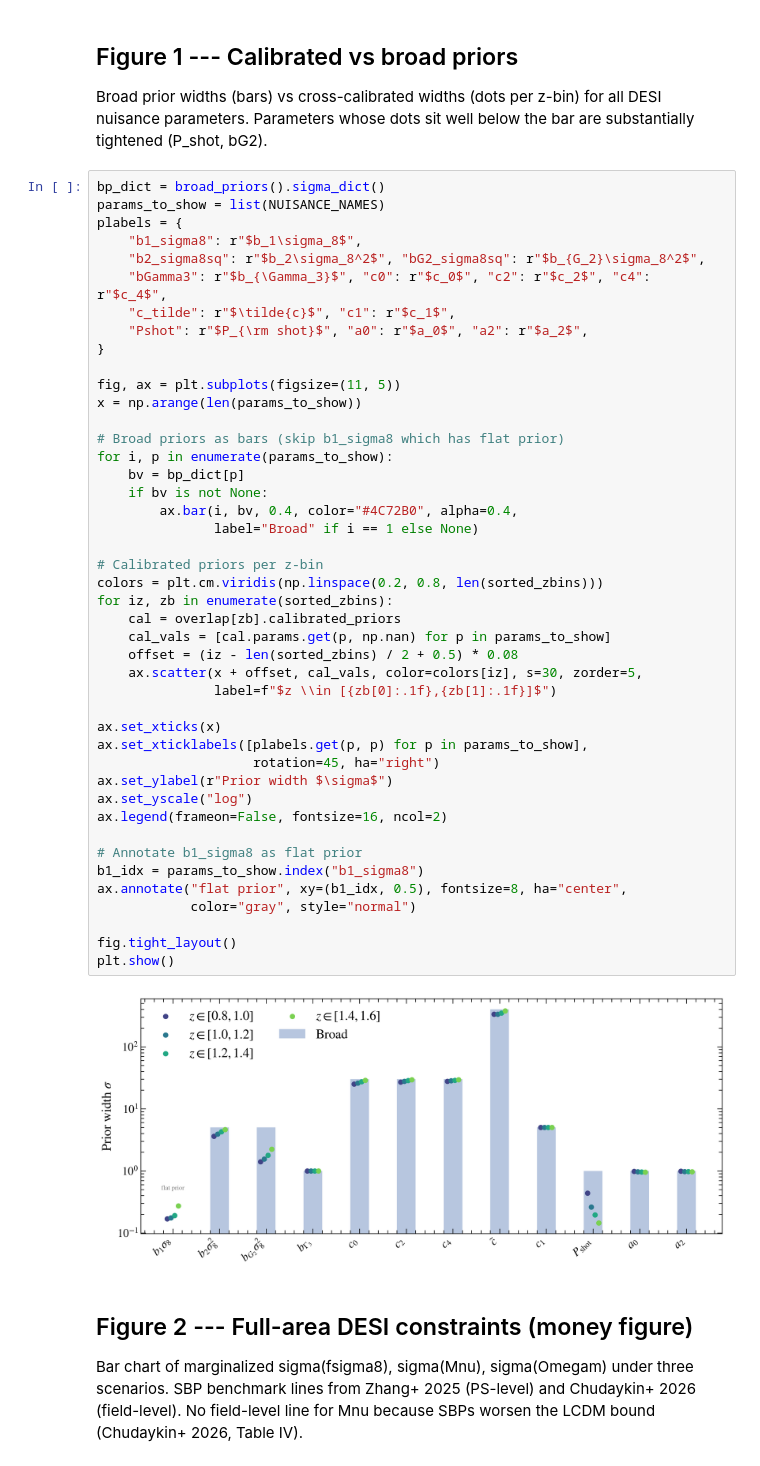
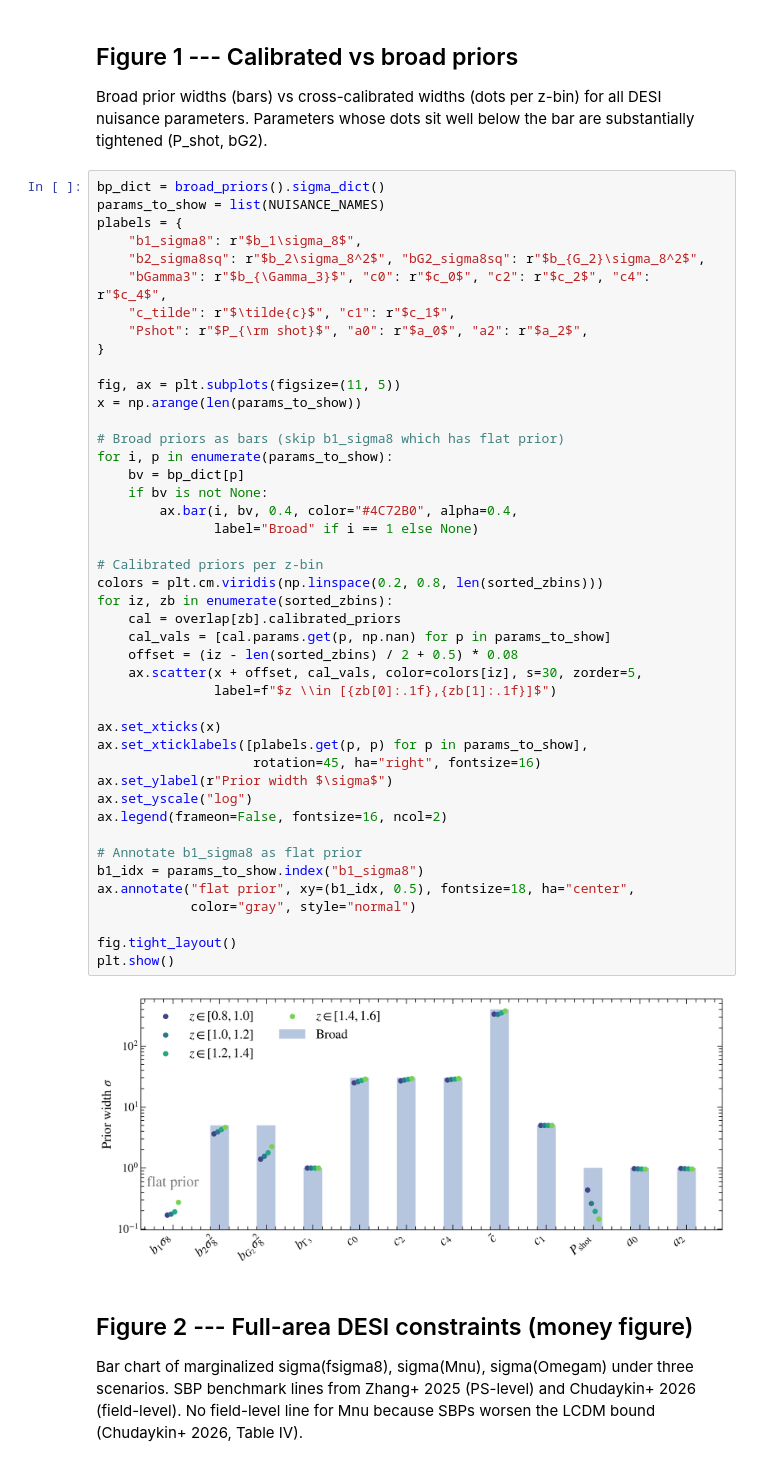
Before and after one commit to MinhMPA/PFSxDESI-multi-fish, a Jupyter notebook: notebooks/figures.ipynb, the cells around one changed output. Saved outputs shown, nothing was run; the diff lists cells and outputs as text.

```diff
--- a/notebooks/figures.ipynb
+++ b/notebooks/figures.ipynb
@@ -123,36 +123,36 @@ x = np.arange(len(params_to_show))
 
 # Broad priors as bars (skip b1_sigma8 which has flat prior)
 for i, p in enumerate(params_to_show):
     bv = bp_dict[p]
     if bv is not None:
         ax.bar(i, bv, 0.4, color="#4C72B0", alpha=0.4,
                label="Broad" if i == 1 else None)
 
 # Calibrated priors per z-bin
 colors = plt.cm.viridis(np.linspace(0.2, 0.8, len(sorted_zbins)))
 for iz, zb in enumerate(sorted_zbins):
     cal = overlap[zb].calibrated_priors
     cal_vals = [cal.params.get(p, np.nan) for p in params_to_show]
     offset = (iz - len(sorted_zbins) / 2 + 0.5) * 0.08
     ax.scatter(x + offset, cal_vals, color=colors[iz], s=30, zorder=5,
                label=f"$z \\in [{zb[0]:.1f},{zb[1]:.1f}]$")
 
 ax.set_xticks(x)
 ax.set_xticklabels([plabels.get(p, p) for p in params_to_show],
-                    rotation=45, ha="right")
+                    rotation=45, ha="right", fontsize=16)
 ax.set_ylabel(r"Prior width $\sigma$")
 ax.set_yscale("log")
 ax.legend(frameon=False, fontsize=16, ncol=2)
 
 # Annotate b1_sigma8 as flat prior
 b1_idx = params_to_show.index("b1_sigma8")
-ax.annotate("flat prior", xy=(b1_idx, 0.5), fontsize=8, ha="center",
+ax.annotate("flat prior", xy=(b1_idx, 0.5), fontsize=18, ha="center",
             color="gray", style="normal")
 
 fig.tight_layout()
 plt.show()
 # %% [output]
-[figure, old version]
+[figure, new version]
 # %% [markdown]
 ## Figure 2 --- Full-area DESI constraints (money figure)
 
```
Also changed, not shown: parts of 12 cells of this notebook, 19 other files.
